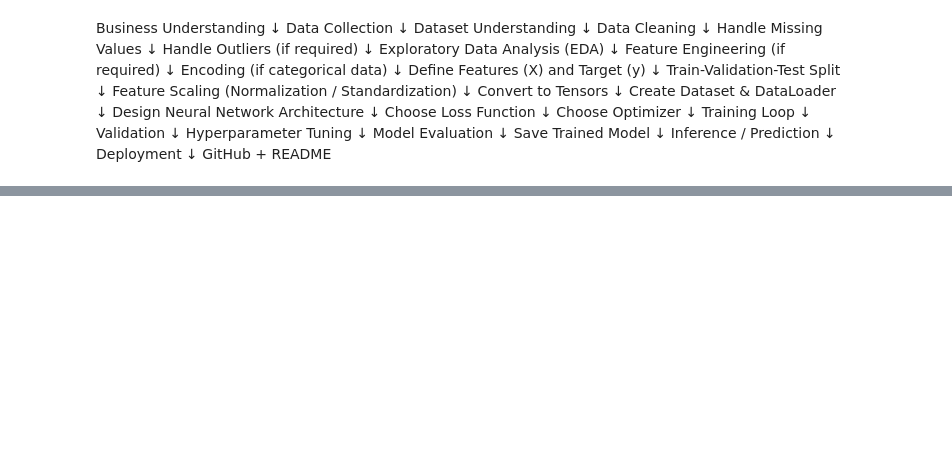
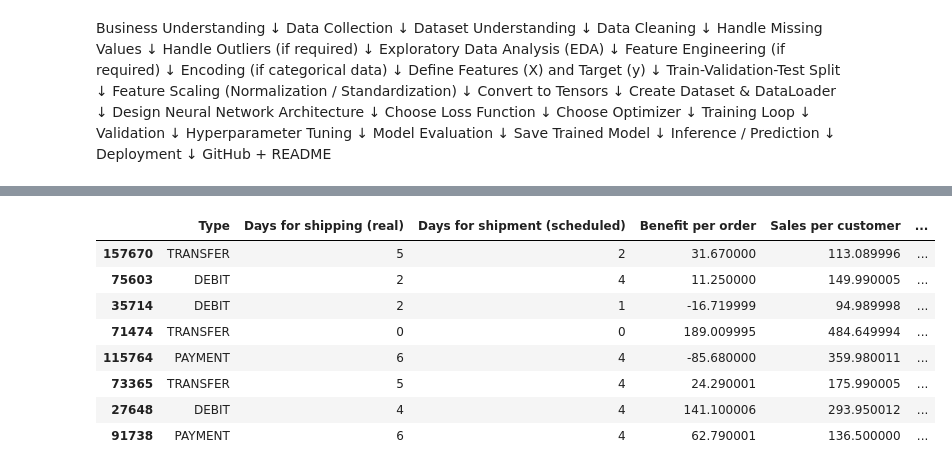
Before and after one commit to Rohit-coder-py/AI-Engineering-Notebooks, a Jupyter notebook: 𝗗𝗲𝗲𝗽 𝗟𝗲𝗮𝗿𝗻𝗶𝗻𝗴 𝗣𝗿𝗼𝗷𝗲𝗰𝘁𝘀/ANN Projects/Shipping Delay Prediction System v2/notebooks/ShipSense - Deep Learning.ipynb, the cells around one changed output, grey strips where cells are left out. Cells and saved outputs as stored; diff of their text form; code cells hidden in the pictures; blank space fills up the shorter version.

```diff
--- a/𝗗𝗲𝗲𝗽 𝗟𝗲𝗮𝗿𝗻𝗶𝗻𝗴 𝗣𝗿𝗼𝗷𝗲𝗰𝘁𝘀/ANN Projects/Shipping Delay Prediction System v2/notebooks/ShipSense - Deep Learning.ipynb
+++ b/𝗗𝗲𝗲𝗽 𝗟𝗲𝗮𝗿𝗻𝗶𝗻𝗴 𝗣𝗿𝗼𝗷𝗲𝗰𝘁𝘀/ANN Projects/Shipping Delay Prediction System v2/notebooks/ShipSense - Deep Learning.ipynb
@@ -68,0 +237,12 @@ df.sample(3)
+# %%
+df.sample(8)
+# %% [output]
+|  | Type | Days for shipping (real) | Days for shipment (scheduled) | Benefit per order | Sales per customer | ... |
+| 157670 | TRANSFER | 5 | 2 | 31.670000 | 113.089996 | ... |
+| 75603 | DEBIT | 2 | 4 | 11.250000 | 149.990005 | ... |
+| 35714 | DEBIT | 2 | 1 | -16.719999 | 94.989998 | ... |
+| 71474 | TRANSFER | 0 | 0 | 189.009995 | 484.649994 | ... |
+| 115764 | PAYMENT | 6 | 4 | -85.680000 | 359.980011 | ... |
+| 73365 | TRANSFER | 5 | 4 | 24.290001 | 175.990005 | ... |
+| 27648 | DEBIT | 4 | 4 | 141.100006 | 293.950012 | ... |
+| 91738 | PAYMENT | 6 | 4 | 62.790001 | 136.500000 | ... |
```
Also changed, not shown: parts of 20 cells of this notebook, 1 other file.
